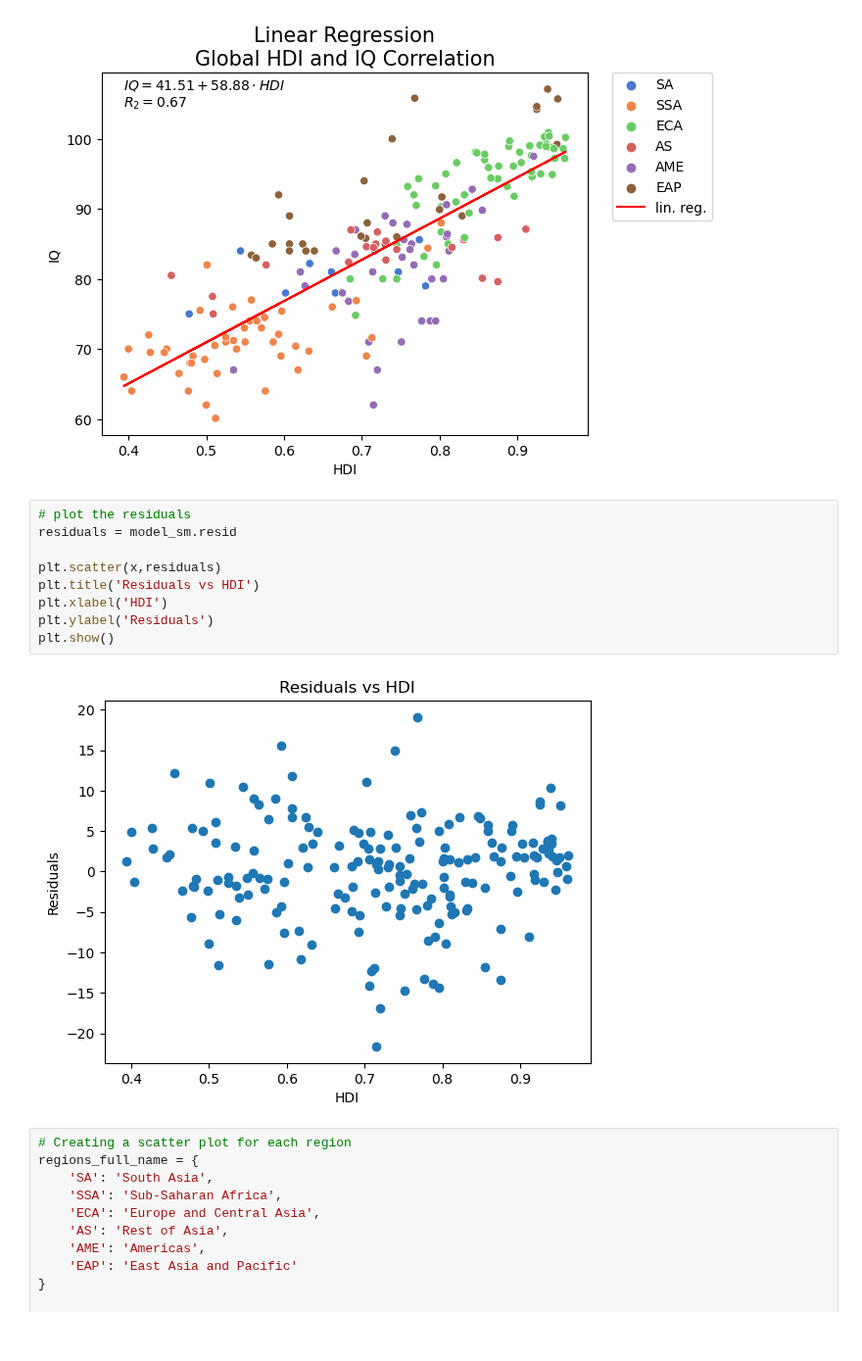
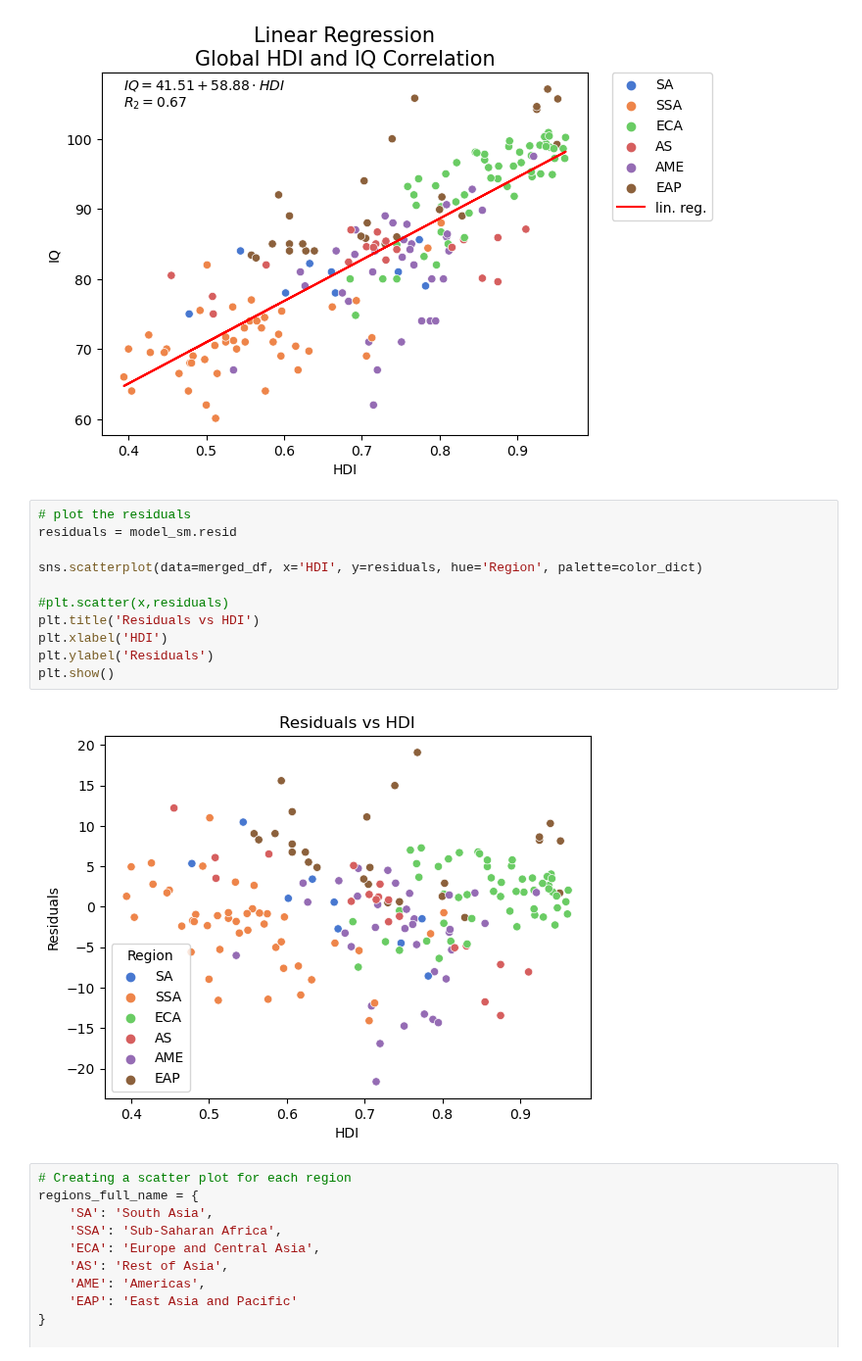
Before and after one commit to jakthehut/HDI-IQ-Analysis, a Jupyter notebook: hdi_iq_analysis_final.ipynb, the cells around one changed output. Shown at 98% size. Drawn from its saved outputs; the diff is of its cells as text.

Commit message:
residual plot with area

```diff
--- a/hdi_iq_analysis_final.ipynb
+++ b/hdi_iq_analysis_final.ipynb
@@ -955,14 +955,16 @@ plt.show()
 # %%
 # plot the residuals
 residuals = model_sm.resid
 
-plt.scatter(x,residuals)
+sns.scatterplot(data=merged_df, x='HDI', y=residuals, hue='Region', palette=color_dict)
+
+#plt.scatter(x,residuals)
 plt.title('Residuals vs HDI')
 plt.xlabel('HDI')
 plt.ylabel('Residuals')
 plt.show()
 # %% [output]
-[figure, old version]
+[figure, new version]
 # %%
 # Creating a scatter plot for each region
 regions_full_name = {
```
